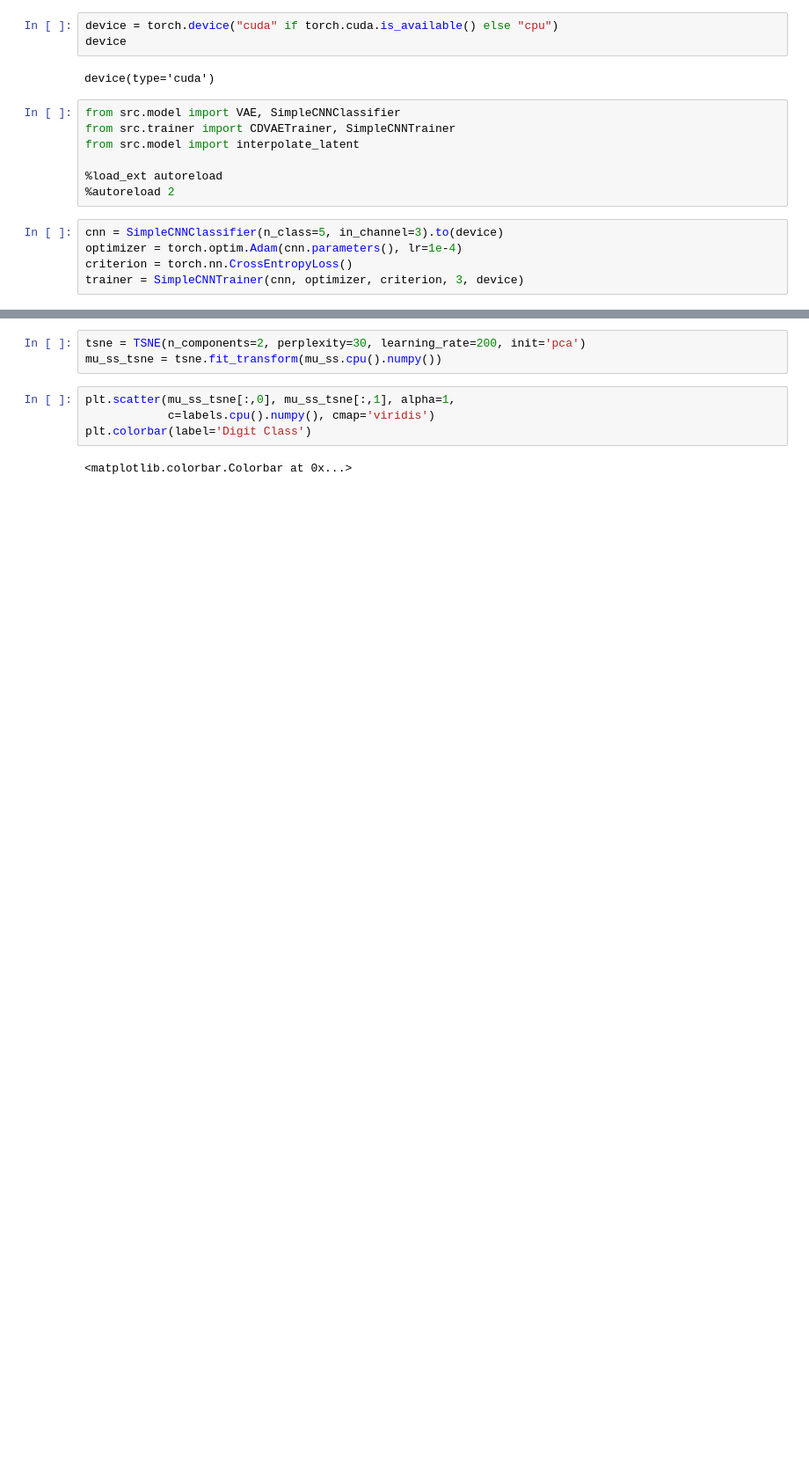
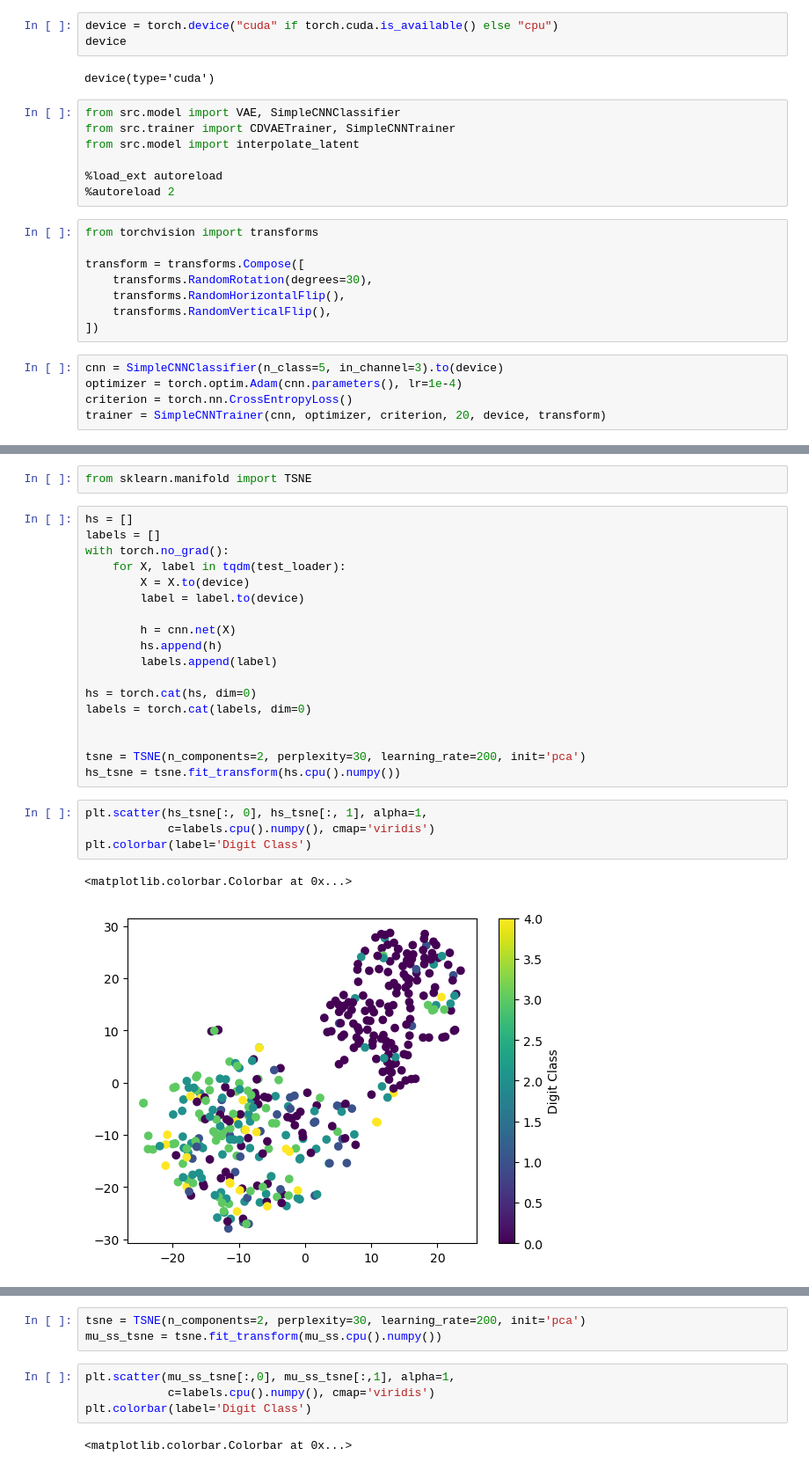
Before and after one commit to scotsun/clear-vae, a Jupyter notebook: contrastive-vae/medmnist_expr.ipynb, the cells around one changed output, grey strips where cells are left out. Shown at 88% size. Cells and saved outputs as stored; diff of their text form; blank space fills up the shorter version.

```diff
--- a/contrastive-vae/medmnist_expr.ipynb
+++ b/contrastive-vae/medmnist_expr.ipynb
@@ -58,9 +59,17 @@ from src.model import interpolate_latent
 
 %load_ext autoreload
 %autoreload 2
+# %%
+from torchvision import transforms
+
+transform = transforms.Compose([
+    transforms.RandomRotation(degrees=30),
+    transforms.RandomHorizontalFlip(),
+    transforms.RandomVerticalFlip(),
+])
 # %%
 cnn = SimpleCNNClassifier(n_class=5, in_channel=3).to(device)
 optimizer = torch.optim.Adam(cnn.parameters(), lr=1e-4)
 criterion = torch.nn.CrossEntropyLoss()
-trainer = SimpleCNNTrainer(cnn, optimizer, criterion, 3, device)
+trainer = SimpleCNNTrainer(cnn, optimizer, criterion, 20, device, transform)
 # %%
@@ -100,2 +109,29 @@ val_auroc: {0: 0.823, 1: 0.637, 2: 0.694, 3: 0.782, 4: 0.664}
+# %%
+from sklearn.manifold import TSNE
+# %%
+hs = []
+labels = []
+with torch.no_grad():
+    for X, label in tqdm(test_loader):
+        X = X.to(device)
+        label = label.to(device)
+
+        h = cnn.net(X)
+        hs.append(h)
+        labels.append(label)
+
+hs = torch.cat(hs, dim=0)
+labels = torch.cat(labels, dim=0)
+
+
+tsne = TSNE(n_components=2, perplexity=30, learning_rate=200, init='pca')
+hs_tsne = tsne.fit_transform(hs.cpu().numpy())
+# %%
+plt.scatter(hs_tsne[:, 0], hs_tsne[:, 1], alpha=1,
+            c=labels.cpu().numpy(), cmap='viridis')
+plt.colorbar(label='Digit Class')
+# %% [output]
+<matplotlib.colorbar.Colorbar at 0x...>
+[figure, added]
 # %%
 Z_DIM = 32
```
Also changed, not shown: parts of 15 cells of this notebook, 3 other files.
